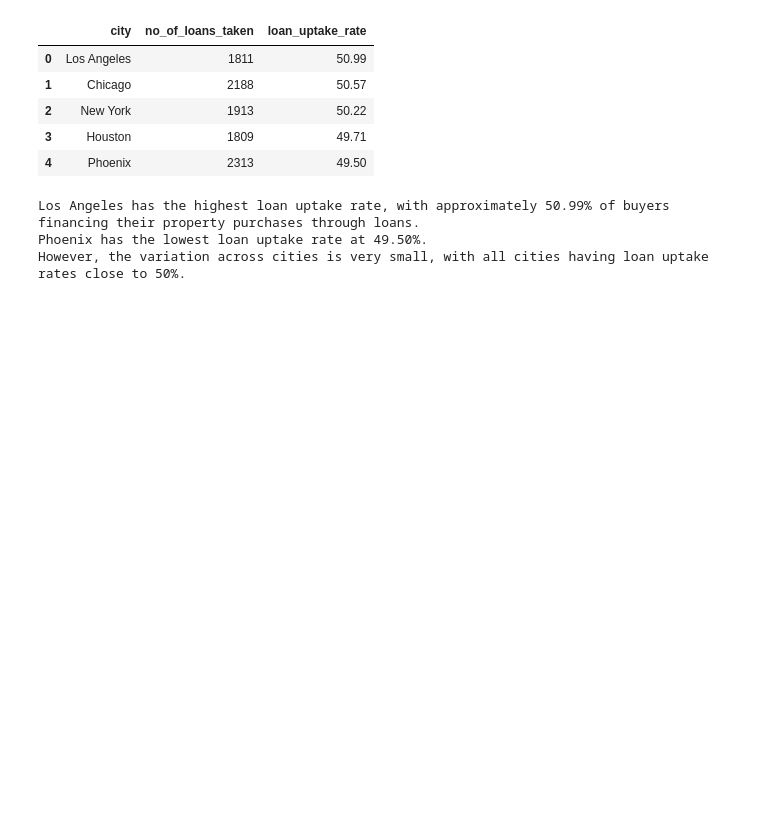
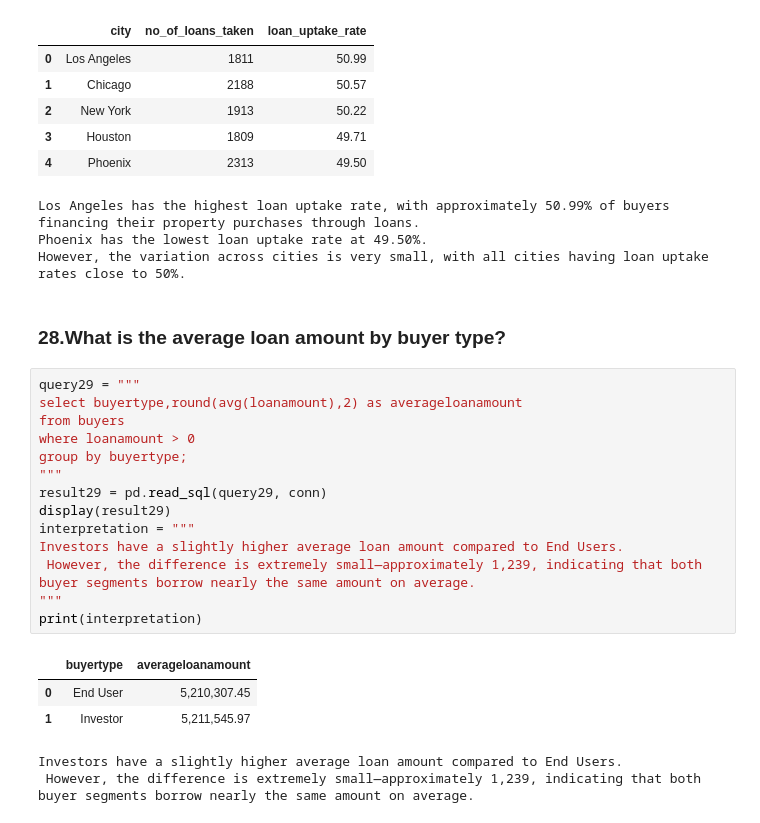
Before and after one commit to mukundnaramesh2605/guvi-python-sql-pandas-project-1, a Jupyter notebook: project.ipynb, the cells around one changed output. Saved outputs shown, nothing was run; the diff lists cells and outputs as text; blank space fills up the shorter version.

Commit message:
Add analysis on average loan amount by buyer type

```diff
--- a/project.ipynb
+++ b/project.ipynb
@@ -1312,3 +1312,25 @@ print(interpretation)
 Los Angeles has the highest loan uptake rate, with approximately 50.99% of buyers financing their property purchases through loans.
 Phoenix has the lowest loan uptake rate at 49.50%.
 However, the variation across cities is very small, with all cities having loan uptake rates close to 50%.
+# %% [markdown]
+### 28.What is the average loan amount by buyer type?
+# %%
+query29 = """
+select buyertype,round(avg(loanamount),2) as averageloanamount
+from buyers
+where loanamount > 0
+group by buyertype;
+"""
+result29 = pd.read_sql(query29, conn)
+display(result29)
+interpretation = """
+Investors have a slightly higher average loan amount compared to End Users.
+ However, the difference is extremely small—approximately 1,239, indicating that both buyer segments borrow nearly the same amount on average.
+"""
+print(interpretation)
+# %% [output]
+|  | buyertype | averageloanamount |
+| 0 | End User | 5,210,307.45 |
+| 1 | Investor | 5,211,545.97 |
+Investors have a slightly higher average loan amount compared to End Users.
+ However, the difference is extremely small—approximately 1,239, indicating that both buyer segments borrow nearly the same amount on average.
```
